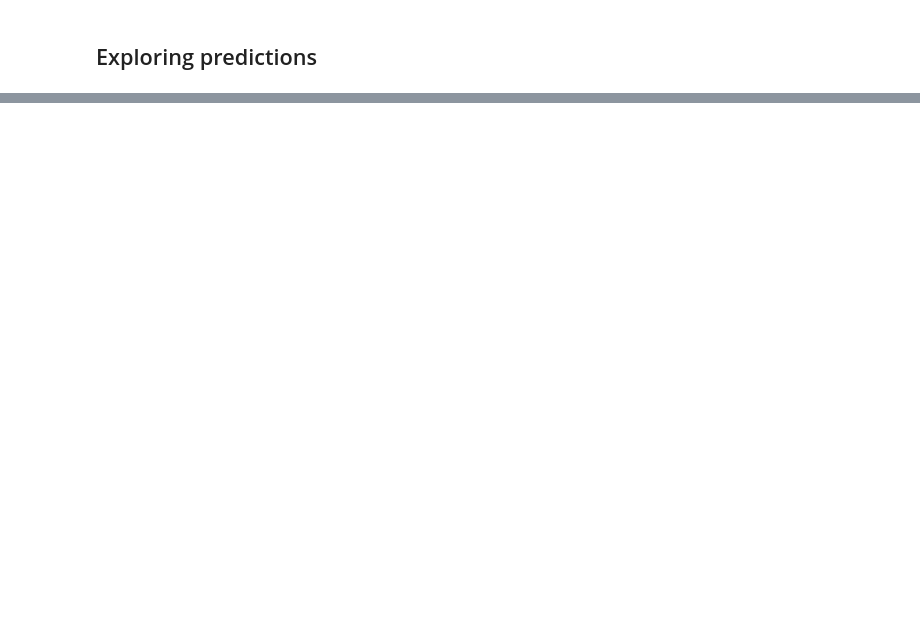
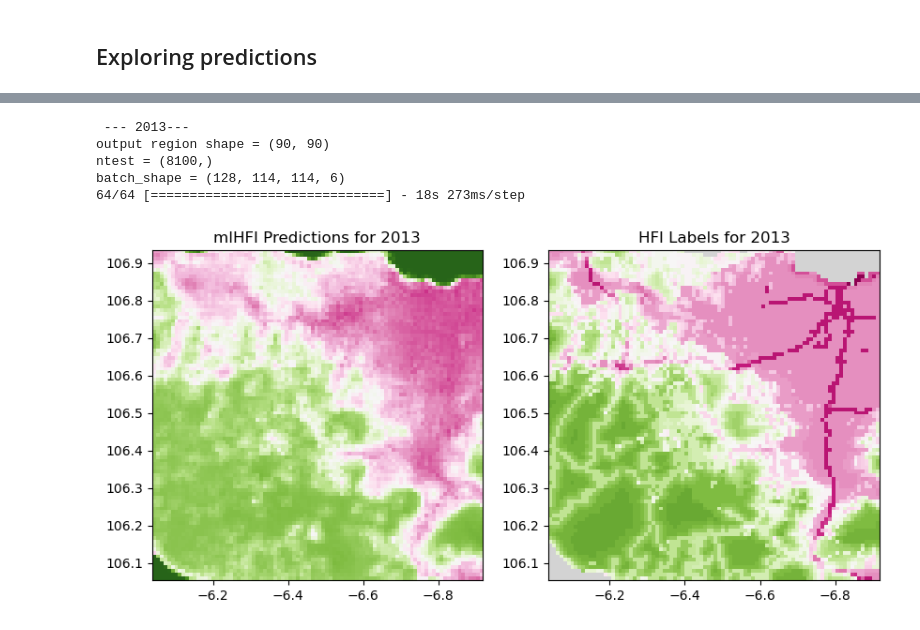
Before and after one commit to AtulAravindDas/ml_hfi_multiyear, a Jupyter notebook: _oracle.ipynb, the cells around one changed output, grey strips where cells are left out. Saved outputs shown, nothing was run; the diff lists cells and outputs as text; code cells hidden in the pictures; blank space fills up the shorter version.

```diff
--- a/_oracle.ipynb
+++ b/_oracle.ipynb
@@ -96,7 +100,7 @@ for year in (2013,):#np.arange(2000, 2023):
     res_lon = ((lon1-lon0)) / (width -1)
 
     predict_tile = np.reshape(predict_test, (height, width), order="C")
-    predict_tile = np.where(orig_hfi_tile == 255, 255., predict_tile)
+    # predict_tile = np.where(orig_hfi_tile == 255, 255., predict_tile)
 
     predictions_filename = "predictions_JAKARTA_" + settings["exp_name"] + "_" + str(settings["testing_year"])
     meta_data = {}
@@ -109,30 +113,37 @@ for year in (2013,):#np.arange(2000, 2023):
     meta_data["dtype"] = predict_tile.dtype
     meta_data["transform"] = Affine.translation(lat0, lon0) * Affine.scale(res_lat, res_lon)
 
     with rasterio.open(PREDICTIONS_DIRECTORY + predictions_filename + ".tif","w",**meta_data) as dst:
         dst.write(predict_tile, 1)
         dst.set_band_description(1, 'mlHFI prediction')
 
     # PLOT THE RESULTS
     cmap = plt.get_cmap('PiYG_r')
     cmap.set_bad(color = 'lightgray', alpha = 1.)
 
     plt.figure(figsize=(10,5))
 
     plt.subplot(1,2,1)
     xplot = predict_tile
     # xplot[xplot==255] = np.nan
     plt.imshow(xplot, cmap=cmap, extent = [lon0, lon1, lat0, lat1])
     plt.title('mlHFI Predictions for ' + str(settings["testing_year"]))
     plt.clim(0,1)
 
     plt.subplot(1,2,2)
     xplot = orig_hfi_tile
     xplot[xplot==255] = np.nan
     plt.imshow(xplot, cmap=cmap, extent = [lon0, lon1, lat0, lat1])
     plt.title('HFI Labels for ' + str(labels_year))
     plt.clim(0,1)
 
     plt.savefig(FIGURE_DIRECTORY + predictions_filename + ".png")
     plt.show()
     # plt.close()
+# %% [output]
+ --- 2013---
+output region shape = (90, 90)
+ntest = (8100,)
+batch_shape = (128, 114, 114, 6)
+64/64 [==============================] - 18s 273ms/step
+[figure, added]
```
Also changed, not shown: parts of 1 cell of this notebook, 3 other files.
